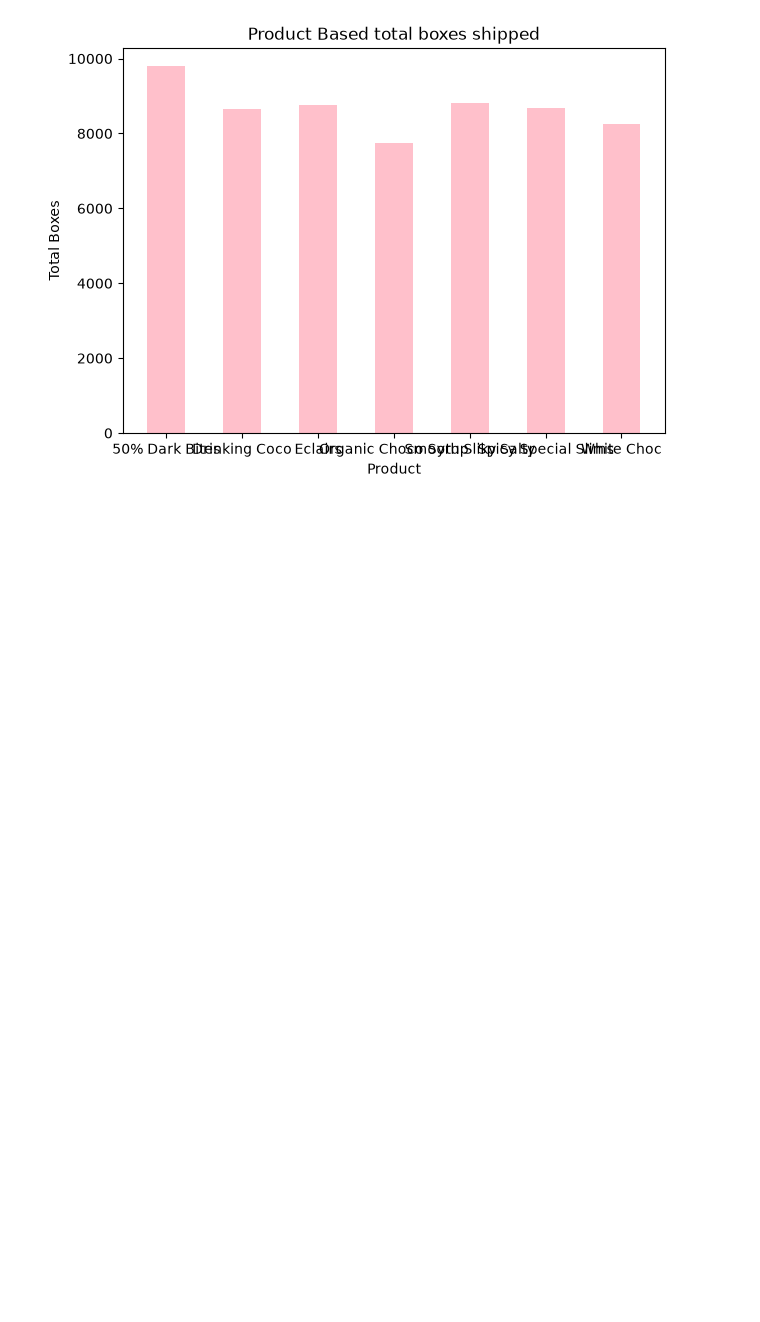
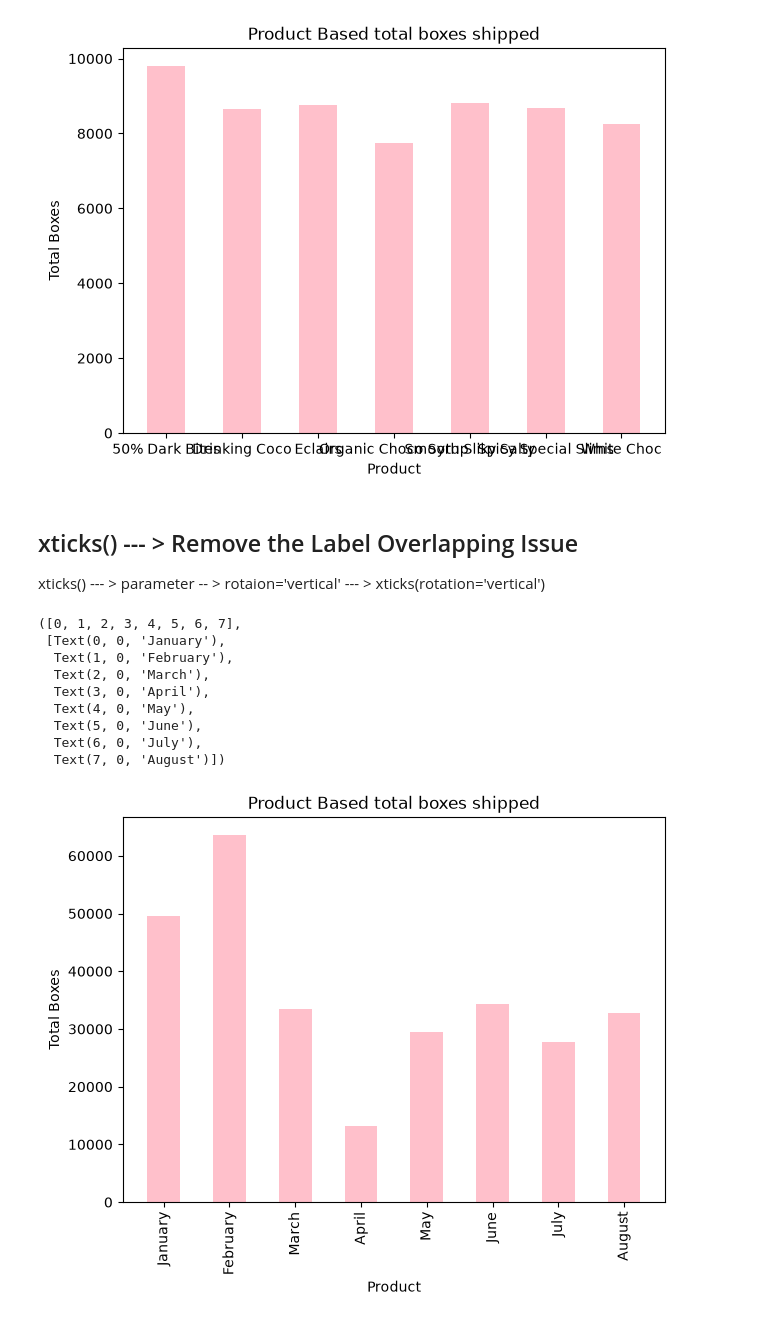
Before and after one commit to saileshchikkam/GEN-Ai, a Jupyter notebook: Machine Learning/Prerequisites/MatplotLib/Getting_Started.ipynb, the cells around one changed output. Drawn from its saved outputs; the diff is of its cells as text; code cells hidden in the pictures; blank space fills up the shorter version.

```diff
--- a/Machine Learning/Prerequisites/MatplotLib/Getting_Started.ipynb
+++ b/Machine Learning/Prerequisites/MatplotLib/Getting_Started.ipynb
@@ -1133,3 +1115,24 @@ plt.bar(x,y,width = 0.5,color = 'pink')
 # %% [output]
 <BarContainer object of 7 artists>
 [figure]
+# %% [markdown]
+## xticks() --- > Remove the Label Overlapping Issue
+xticks() --- > parameter -- > rotaion='vertical' --- > xticks(rotation='vertical')
+# %%
+plt.figure(figsize=(7,5))
+plt.title('Product Based total boxes shipped')
+plt.xlabel('Product')
+plt.ylabel('Total Boxes')
+plt.bar(x,y,width = 0.5,color = 'pink')
+plt.xticks(rotation = 'vertical')
+# %% [output]
+([0, 1, 2, 3, 4, 5, 6, 7],
+ [Text(0, 0, 'January'),
+  Text(1, 0, 'February'),
+  Text(2, 0, 'March'),
+  Text(3, 0, 'April'),
+  Text(4, 0, 'May'),
+  Text(5, 0, 'June'),
+  Text(6, 0, 'July'),
+  Text(7, 0, 'August')])
+[figure, added]
```
Also changed, not shown: parts of 47 cells of this notebook.
